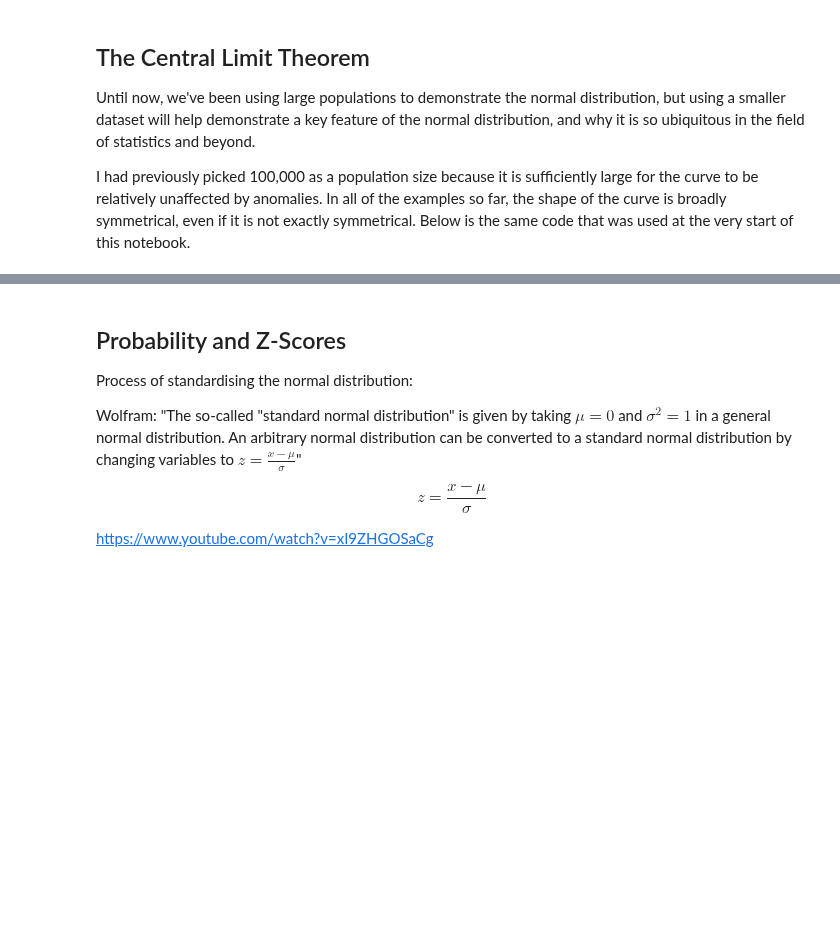
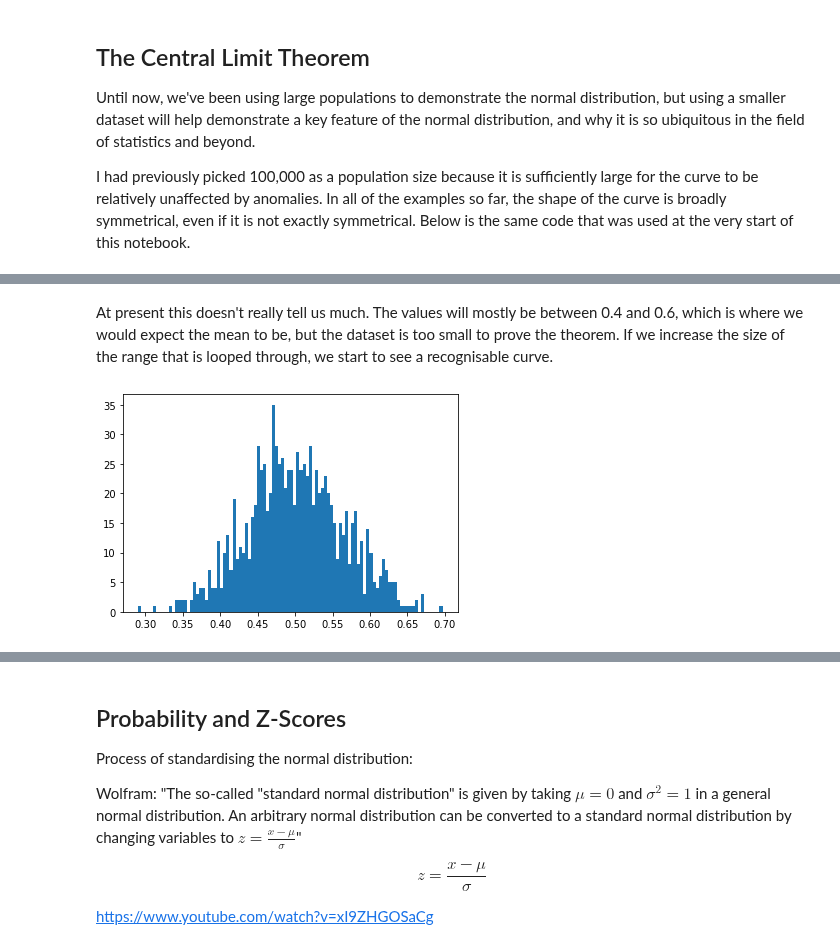
Before and after one commit to kiehozero/atu-fundda2022, a Jupyter notebook: practicals/00-normal-distribution.ipynb, the cells around one changed output, grey strips where cells are left out. Drawn from its saved outputs; the diff is of its cells as text; code cells hidden in the pictures; blank space fills up the shorter version.

```diff
--- a/practicals/00-normal-distribution.ipynb
+++ b/practicals/00-normal-distribution.ipynb
@@ -246,0 +235,12 @@ plt.show();
+# %% [markdown]
+At present this doesn't really tell us much. The values will mostly be between 0.4 and 0.6, which is where we would expect the mean to be, but the dataset is too small to prove the theorem. If we increase the size of the range that is looped through, we start to see a recognisable curve.
+# %%
+unis = []
+for i in range(1000):
+    rng = np.random.uniform(0,1,20)
+    unis.append(np.mean(rng))
+
+plt.hist(unis, bins=100)
+plt.show();
+# %% [output]
+[figure, added]
```
Also changed, not shown: parts of 22 cells of this notebook.
